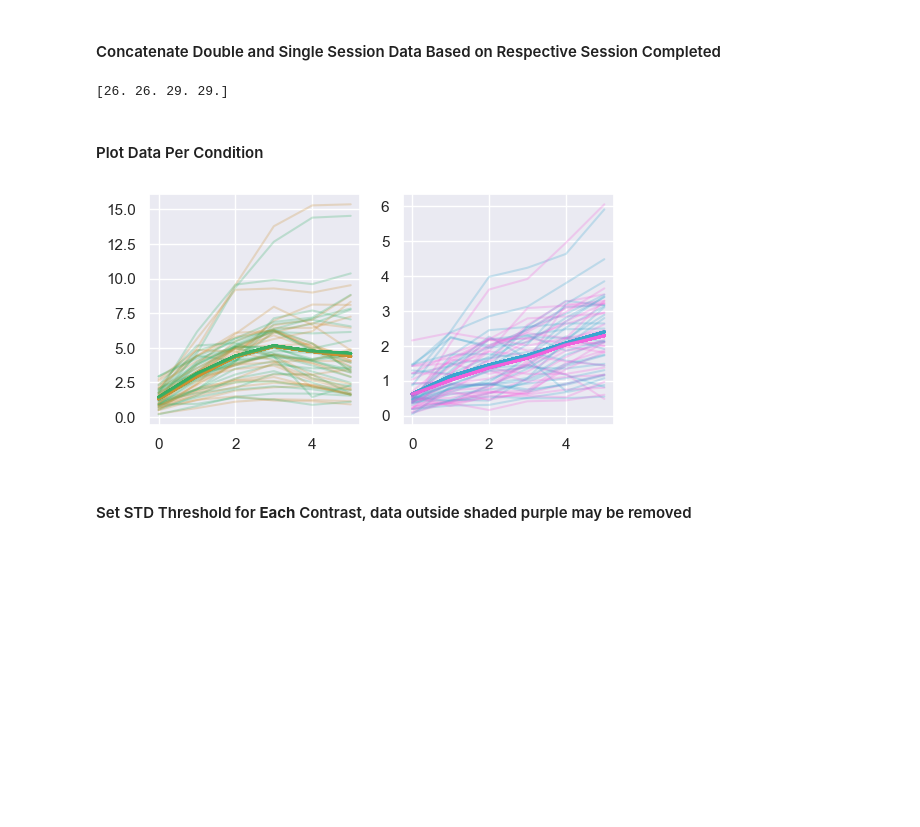
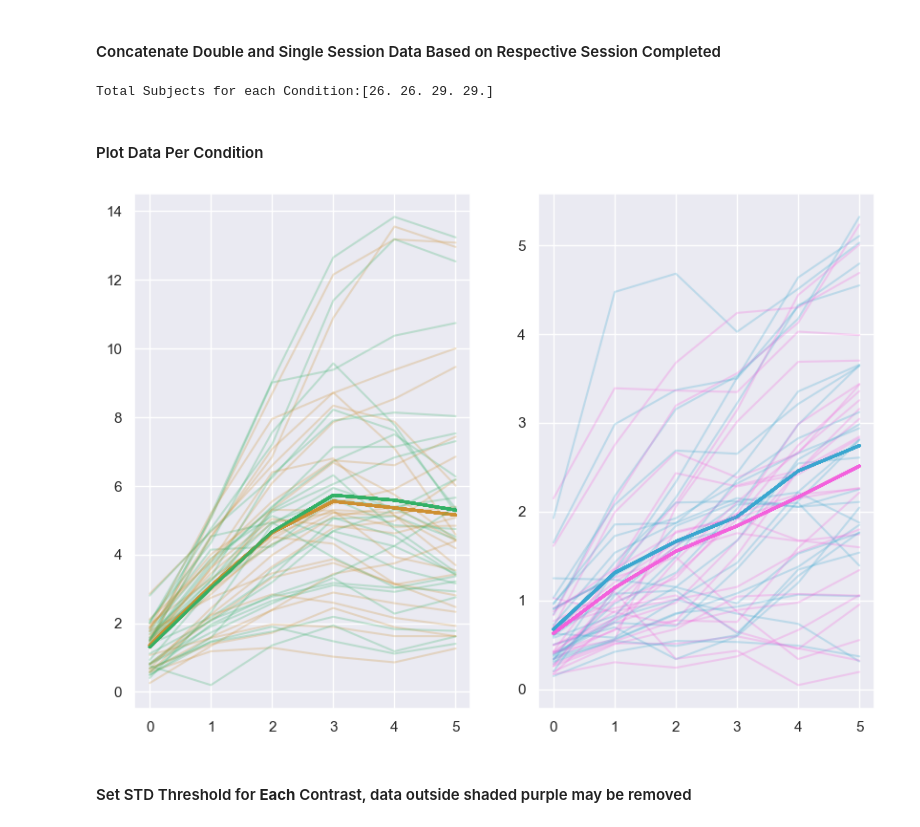
Before and after one commit to PatriciaNL/LTP_analysis, a Jupyter notebook: PythonScripts/ProcessingPipeline/GrandCRFAvgData.ipynb, the cells around one changed output. Cells and saved outputs as stored; diff of their text form; code cells hidden in the pictures; blank space fills up the shorter version.

```diff
--- a/PythonScripts/ProcessingPipeline/GrandCRFAvgData.ipynb
+++ b/PythonScripts/ProcessingPipeline/GrandCRFAvgData.ipynb
@@ -146,9 +146,9 @@ print(note)
 NumSess = np.zeros((NumConds))
 for co in range(NumConds):
     NumSess[co] = int(len(data[co].keys())) + int(len(data_1s[co].keys()))
-print(NumSess)
+print(f'Total Subjects for each Condition:{NumSess}')
 # %% [output]
-[26. 26. 29. 29.]
+Total Subjects for each Condition:[26. 26. 29. 29.]
 # %%
 CndDict = {}
 SubList = {}
@@ -164,28 +164,28 @@ CndDict[3], SubList[3] = Concat_Dict_Data(NumSubs,SubNames,d1 = data[3],d2 = dat
 # %% [markdown]
 #### Plot Data Per Condition
 # %%
-cond = 3
+cond = 1
 
 g_crf = GrandCRF(CndDict[cond]) # grand avg for this condition - all subjects
 #print(g_crf.shape)
 sub_ind = np.array(SubList[cond]) # subject list array
 #print(sub_ind)
 
-fig,axs = plt.subplots(1,2,figsize = (6,3))
+fig,axs = plt.subplots(1,2,figsize = (10,7))
 for i in range(int(NumSess[cond])):
     dIn = CndDict[cond][i]
     axs[0].plot(dIn[:6,0], color = cp1[1],alpha = 0.25) # pre
     axs[0].plot(g_crf[:6,0], color =  cp1[1],alpha = 0.9, linewidth = 2) # avg pre
 
     axs[0].plot(dIn[:6,1], color =  cp1[3],alpha = 0.25) # pre
     axs[0].plot(g_crf[:6,1], color = cp1[3],alpha = 0.9, linewidth = 2)# avg pre
 
     axs[1].plot(dIn[6:,0], color = cp1[5],alpha = 0.25)# pre
     axs[1].plot(g_crf[6:,0], color = cp1[5],alpha = 0.9, linewidth = 2)# avg pre
 
     axs[1].plot(dIn[6:,1], color = cp1[7],alpha = 0.25) # pre
     axs[1].plot(g_crf[6:,1], color = cp1[7],alpha = 0.9, linewidth = 2) # avg pre
 # %% [output]
-[figure, old version]
+[figure, new version]
 # %% [markdown]
 #### Set STD Threshold for **Each** Contrast, data outside shaded purple may be removed
```
Also changed, not shown: parts of 20 cells of this notebook.
